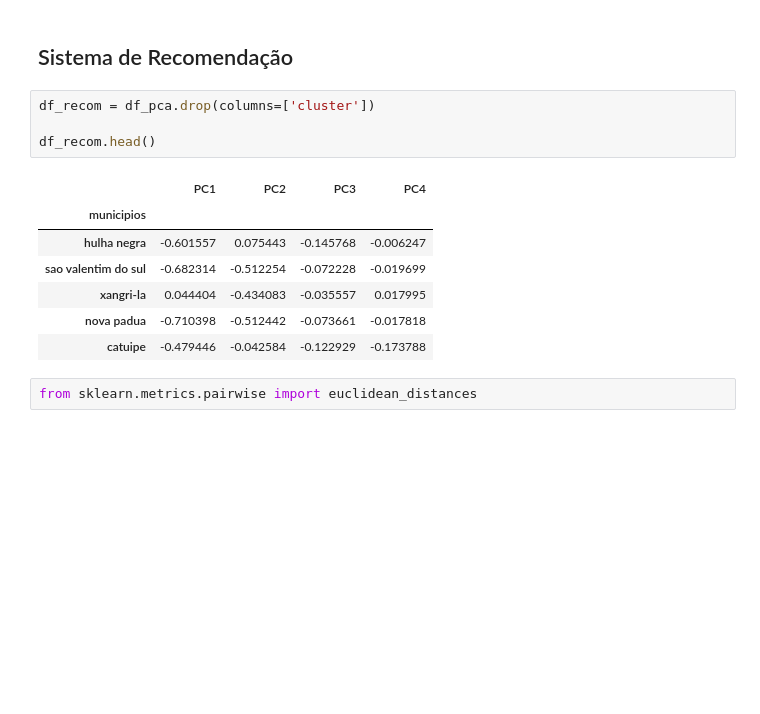
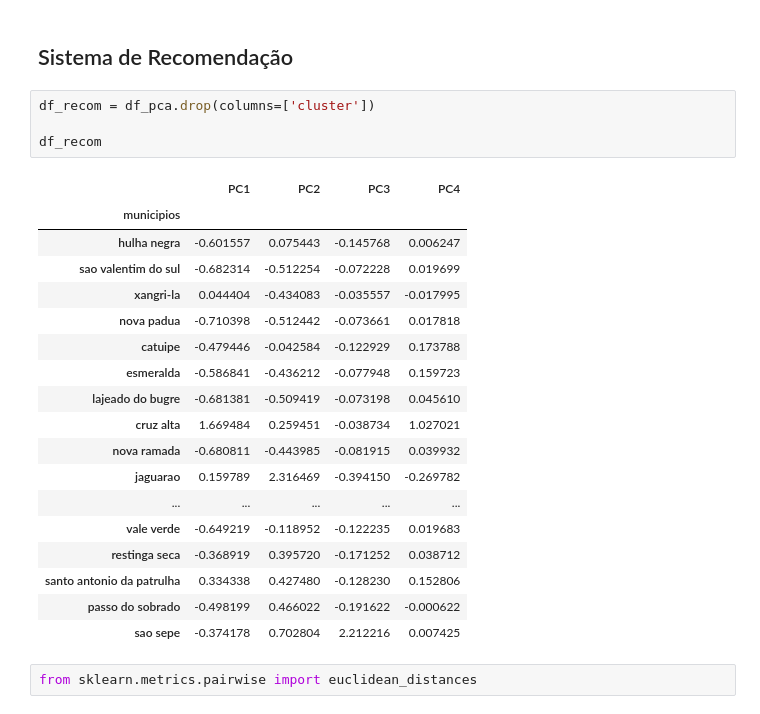
Before and after one commit to FlorensaDimer/TF_sistemas_recomendacao, a Jupyter notebook: app.ipynb, the cells around one changed output. Drawn from its saved outputs; the diff is of its cells as text; blank space fills up the shorter version.

```diff
--- a/app_kmeans.ipynb
+++ b/app.ipynb
@@ -525,15 +521,26 @@ fig.show()
 # %%
 df_recom = df_pca.drop(columns=['cluster'])
 
-df_recom.head()
+df_recom
 # %% [output]
 |  | PC1 | PC2 | PC3 | PC4 |
 | municipios |  |  |  |  |
-| hulha negra | -0.601557 | 0.075443 | -0.145768 | -0.006247 |
-| sao valentim do sul | -0.682314 | -0.512254 | -0.072228 | -0.019699 |
-| xangri-la | 0.044404 | -0.434083 | -0.035557 | 0.017995 |
-| nova padua | -0.710398 | -0.512442 | -0.073661 | -0.017818 |
-| catuipe | -0.479446 | -0.042584 | -0.122929 | -0.173788 |
+| hulha negra | -0.601557 | 0.075443 | -0.145768 | 0.006247 |
+| sao valentim do sul | -0.682314 | -0.512254 | -0.072228 | 0.019699 |
+| xangri-la | 0.044404 | -0.434083 | -0.035557 | -0.017995 |
+| nova padua | -0.710398 | -0.512442 | -0.073661 | 0.017818 |
+| catuipe | -0.479446 | -0.042584 | -0.122929 | 0.173788 |
+| esmeralda | -0.586841 | -0.436212 | -0.077948 | 0.159723 |
+| lajeado do bugre | -0.681381 | -0.509419 | -0.073198 | 0.045610 |
+| cruz alta | 1.669484 | 0.259451 | -0.038734 | 1.027021 |
+| nova ramada | -0.680811 | -0.443985 | -0.081915 | 0.039932 |
+| jaguarao | 0.159789 | 2.316469 | -0.394150 | -0.269782 |
+| ... | ... | ... | ... | ... |
+| vale verde | -0.649219 | -0.118952 | -0.122235 | 0.019683 |
+| restinga seca | -0.368919 | 0.395720 | -0.171252 | 0.038712 |
+| santo antonio da patrulha | 0.334338 | 0.427480 | -0.128230 | 0.152806 |
+| passo do sobrado | -0.498199 | 0.466022 | -0.191622 | -0.000622 |
+| sao sepe | -0.374178 | 0.702804 | 2.212216 | 0.007425 |
 # %%
 from sklearn.metrics.pairwise import euclidean_distances
 # %%
```
Also changed, not shown: parts of 13 cells of this notebook, 4 other files.
